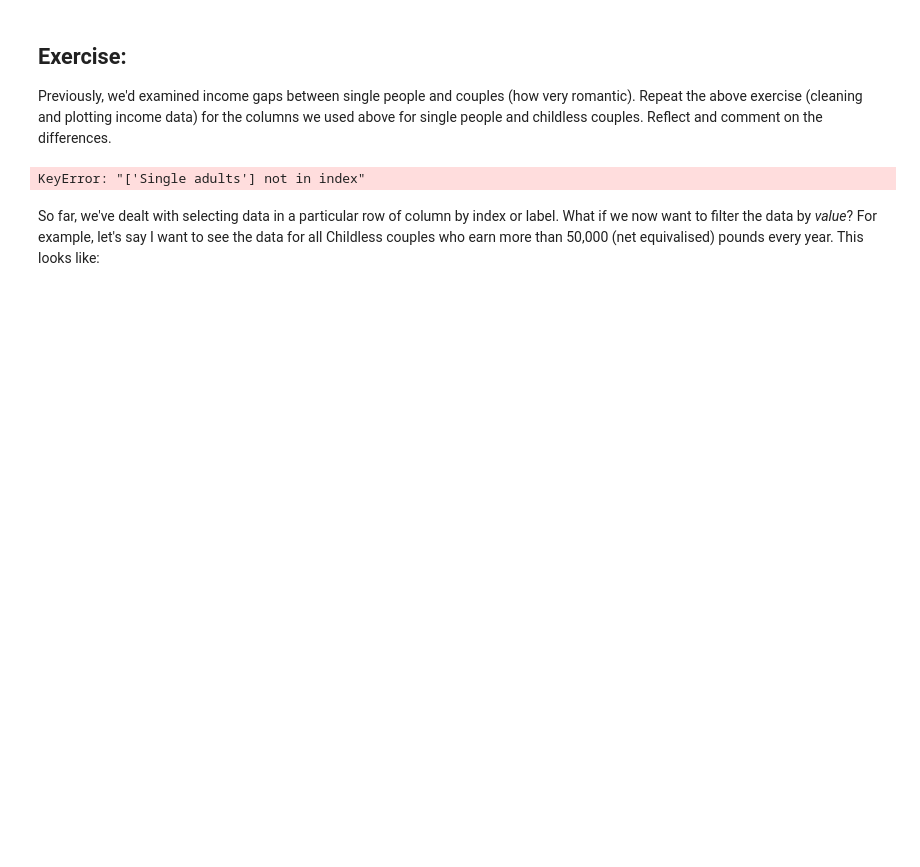
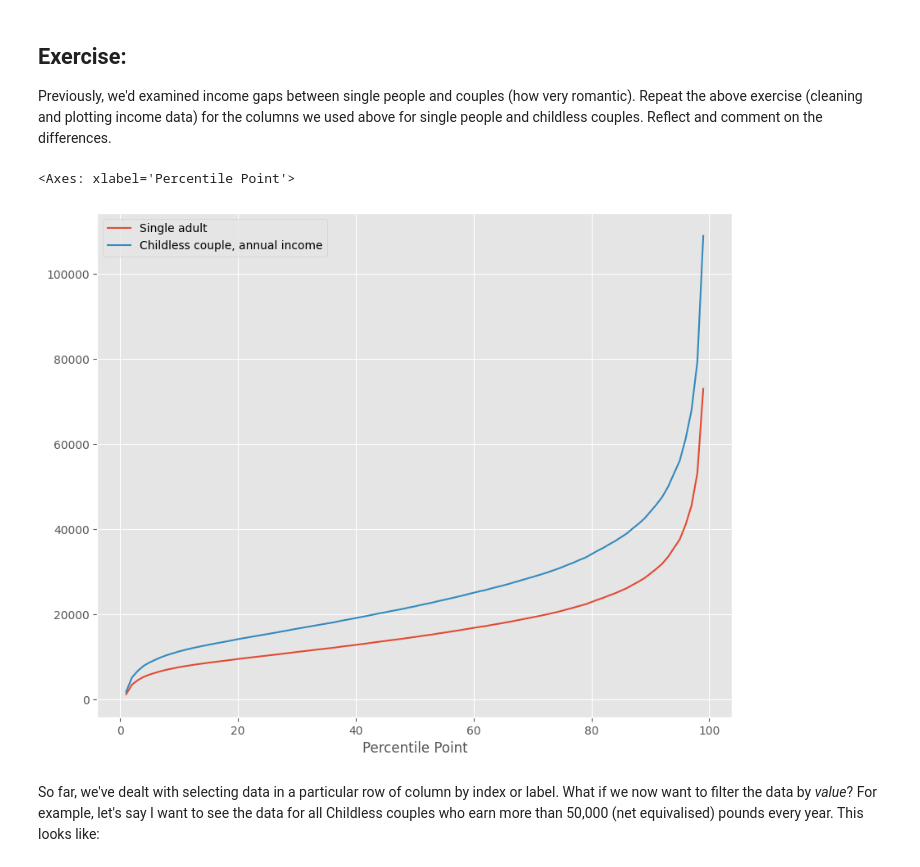
Before and after one commit to shan18-sp/QM2, a Jupyter notebook: notebooks/W02. Pandas.ipynb, the cells around one changed output. Drawn from its saved outputs; the diff is of its cells as text; code cells hidden in the pictures; blank space fills up the shorter version.

```diff
--- a/notebooks/W02. Pandas.ipynb
+++ b/notebooks/W02. Pandas.ipynb
@@ -345,10 +348,12 @@ Text(0, 0.5, 'Income Per Week [GBP]')
 
 Previously, we'd examined income gaps between single people and couples (how very romantic). Repeat the above exercise (cleaning and plotting income data) for the columns we used above for single people and childless couples. Reflect and comment on the differences.
 # %%
+singles_and_childless = income[["Single adult", "Childless couple, annual income"]]
 
-clean = income[['Single adults','Childless couple, annual income']]
-clean=clean.replace(',', '', regex=True)
-clean = clean.replace('-', 'NaN', regex=True).astype('float')
-clean.head()
+singles_and_childless = singles_and_childless.replace(',', '', regex=True)
+
+singles_and_childless = singles_and_childless.replace('-', 'NaN', regex=True).astype('float')
+singles_and_childless.plot()
 # %% [output]
-KeyError: "['Single adults'] not in index"
+<Axes: xlabel='Percentile Point'>
+[figure, added]
```
Also changed, not shown: parts of 16 cells of this notebook.
